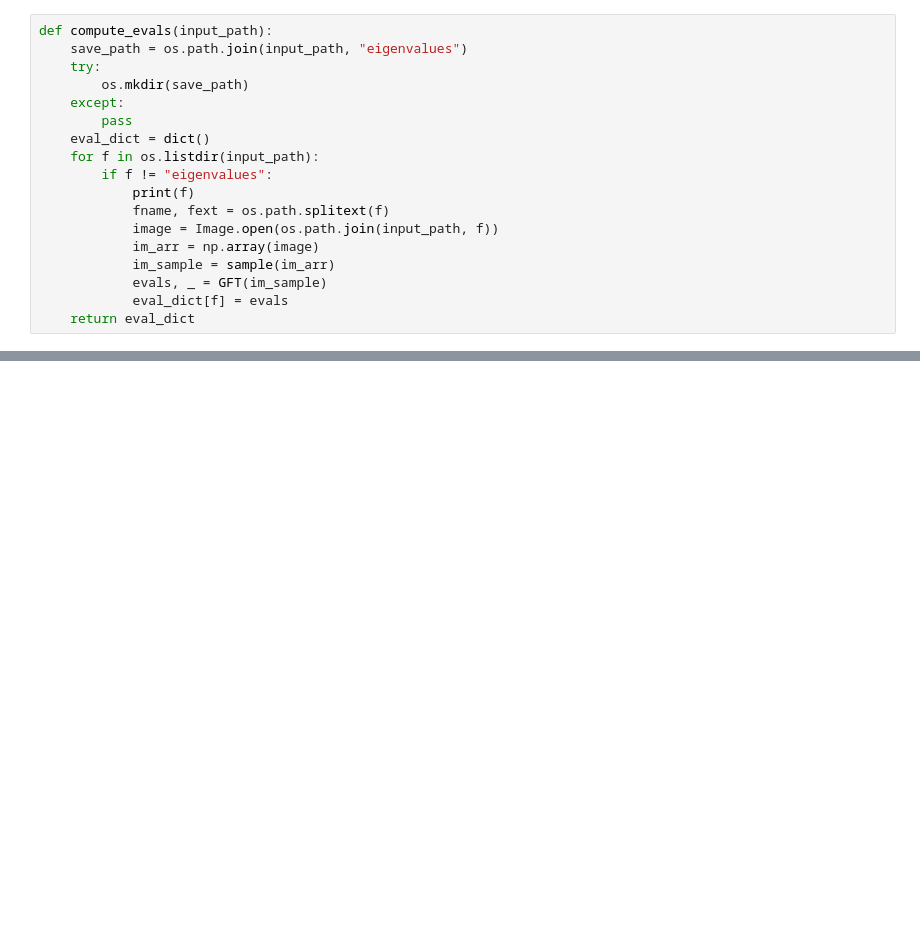
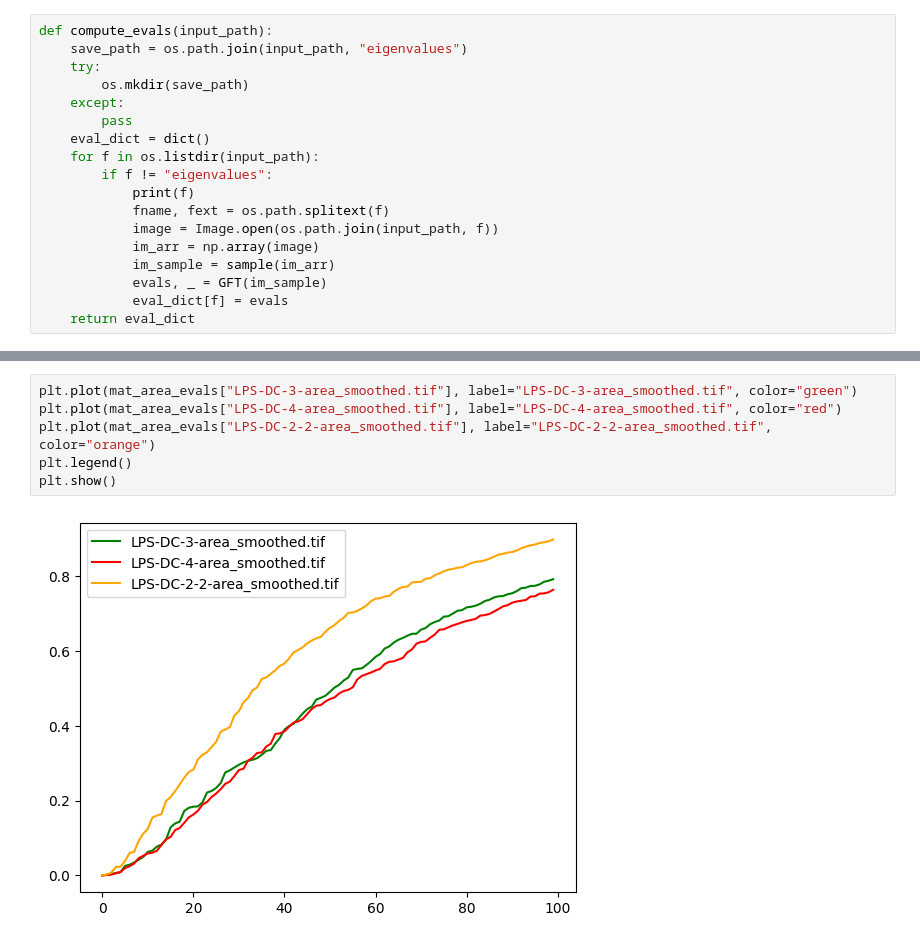
Before and after one commit to ksood2/cellular-harmonics, a Jupyter notebook: GFT-similar.ipynb, the cells around one changed output, grey strips where cells are left out. Saved outputs shown, nothing was run; the diff lists cells and outputs as text; blank space fills up the shorter version.

```diff
--- a/GFT-similar.ipynb
+++ b/GFT-similar.ipynb
@@ -135,0 +136,8 @@ Graph is connected:  True
+# %%
+plt.plot(mat_area_evals["LPS-DC-3-area_smoothed.tif"], label="LPS-DC-3-area_smoothed.tif", color="green")
+plt.plot(mat_area_evals["LPS-DC-4-area_smoothed.tif"], label="LPS-DC-4-area_smoothed.tif", color="red")
+plt.plot(mat_area_evals["LPS-DC-2-2-area_smoothed.tif"], label="LPS-DC-2-2-area_smoothed.tif", color="orange")
+plt.legend()
+plt.show()
+# %% [output]
+[figure, added]
```
Also changed, not shown: parts of 5 cells of this notebook, 1 other file.
